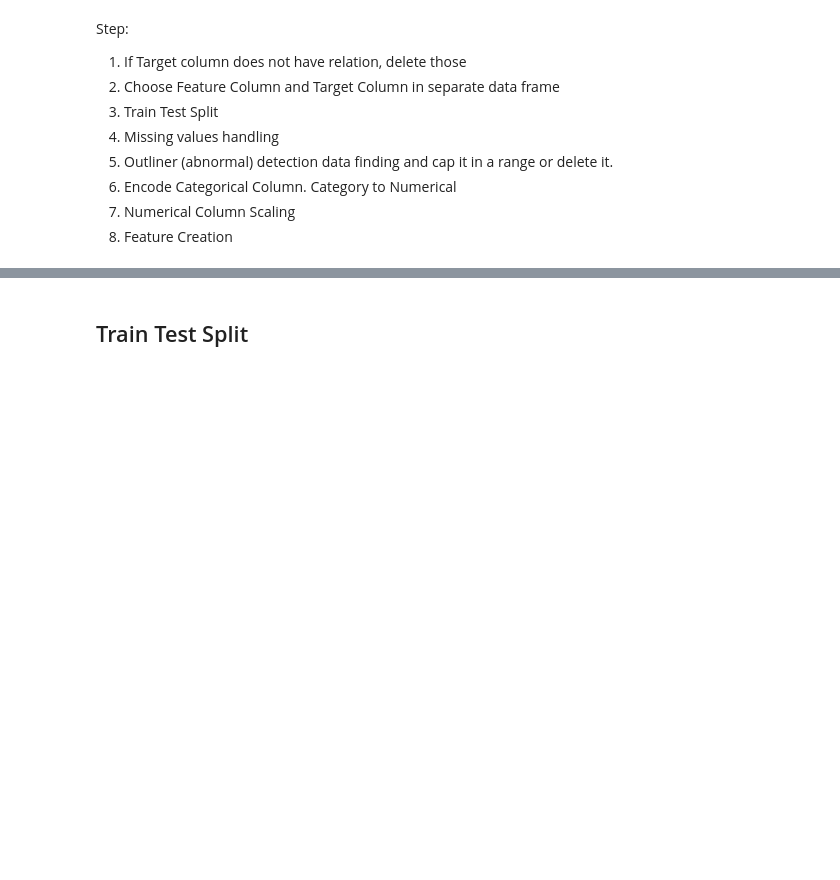
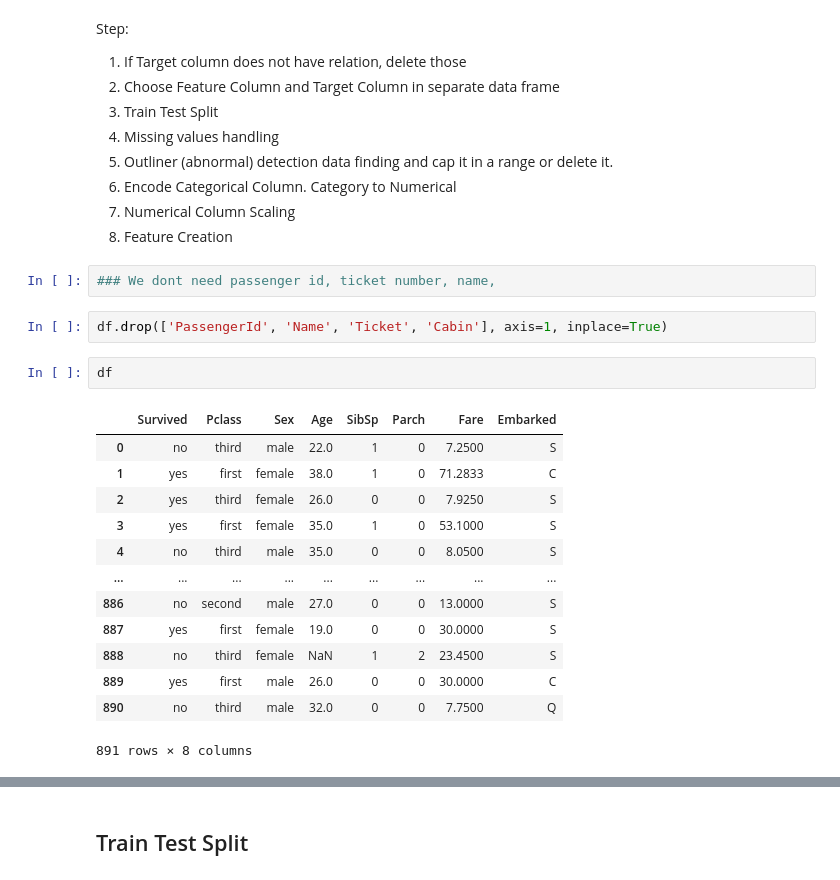
Before and after one commit to AlgoAbrar/Phitron_Ai_ML, a Jupyter notebook: Month_02_Machine_Learning/Module_03/feature_engineering.ipynb, the cells around one changed output, grey strips where cells are left out. Saved outputs shown, nothing was run; the diff lists cells and outputs as text; blank space fills up the shorter version.

```diff
--- a/Month_02_Machine_Learning/Module_03/feature_engineering.ipynb
+++ b/Month_02_Machine_Learning/Module_03/feature_engineering.ipynb
@@ -57,3 +58,23 @@ Step:
 6. Encode Categorical Column. Category to Numerical
 7. Numerical Column Scaling
 8. Feature Creation
+# %%
+### We dont need passenger id, ticket number, name,
+# %%
+df.drop(['PassengerId', 'Name', 'Ticket', 'Cabin'], axis=1, inplace=True)
+# %%
+df
+# %% [output]
+|  | Survived | Pclass | Sex | Age | SibSp | Parch | Fare | Embarked |
+| 0 | no | third | male | 22.0 | 1 | 0 | 7.2500 | S |
+| 1 | yes | first | female | 38.0 | 1 | 0 | 71.2833 | C |
+| 2 | yes | third | female | 26.0 | 0 | 0 | 7.9250 | S |
+| 3 | yes | first | female | 35.0 | 1 | 0 | 53.1000 | S |
+| 4 | no | third | male | 35.0 | 0 | 0 | 8.0500 | S |
+| ... | ... | ... | ... | ... | ... | ... | ... | ... |
+| 886 | no | second | male | 27.0 | 0 | 0 | 13.0000 | S |
+| 887 | yes | first | female | 19.0 | 0 | 0 | 30.0000 | S |
+| 888 | no | third | female | NaN | 1 | 2 | 23.4500 | S |
+| 889 | yes | first | male | 26.0 | 0 | 0 | 30.0000 | C |
+| 890 | no | third | male | 32.0 | 0 | 0 | 7.7500 | Q |
+891 rows × 8 columns
```
Also changed, not shown: parts of 16 cells of this notebook.
